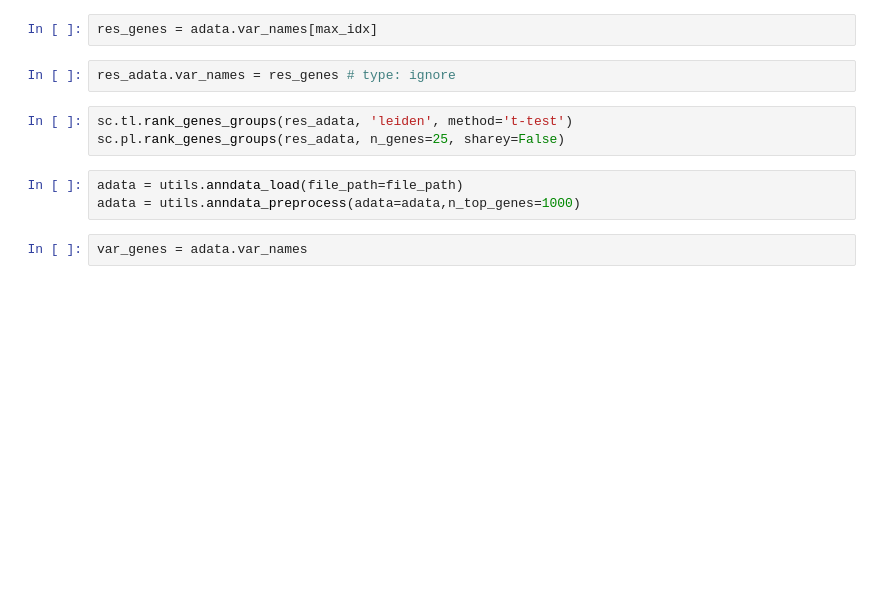
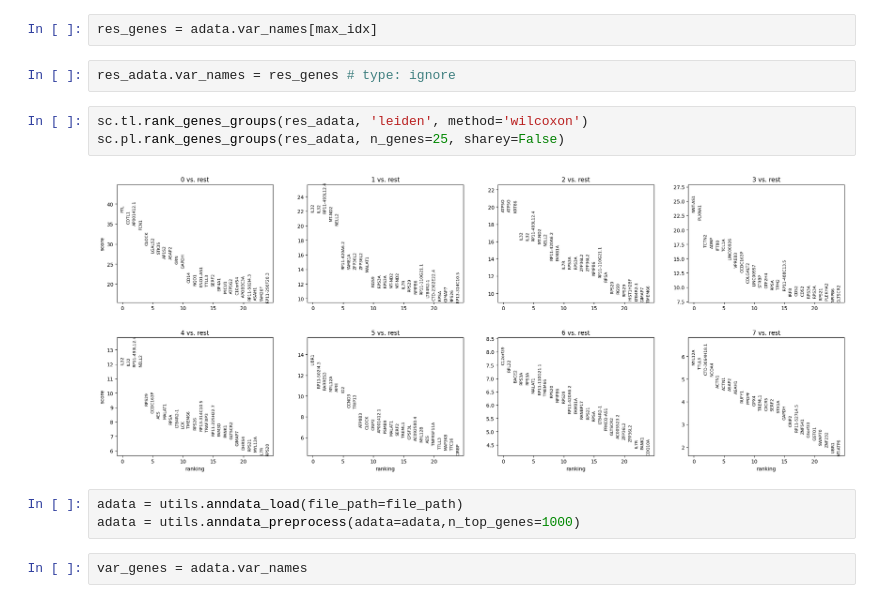
Before and after one commit to Khadaq2001/Concrete, a Jupyter notebook: src/main.ipynb, the cells around one changed output. Saved outputs shown, nothing was run; the diff lists cells and outputs as text; blank space fills up the shorter version.

```diff
--- a/src/main.ipynb
+++ b/src/main.ipynb
@@ -147,8 +121,10 @@ res_genes = adata.var_names[max_idx]
 # %%
 res_adata.var_names = res_genes # type: ignore
 # %%
-sc.tl.rank_genes_groups(res_adata, 'leiden', method='t-test')
+sc.tl.rank_genes_groups(res_adata, 'leiden', method='wilcoxon')
 sc.pl.rank_genes_groups(res_adata, n_genes=25, sharey=False)
+# %% [output]
+[figure, added]
 # %%
 adata = utils.anndata_load(file_path=file_path)
 adata = utils.anndata_preprocess(adata=adata,n_top_genes=1000)
```
Also changed, not shown: parts of 52 cells of this notebook, 39 other files.
